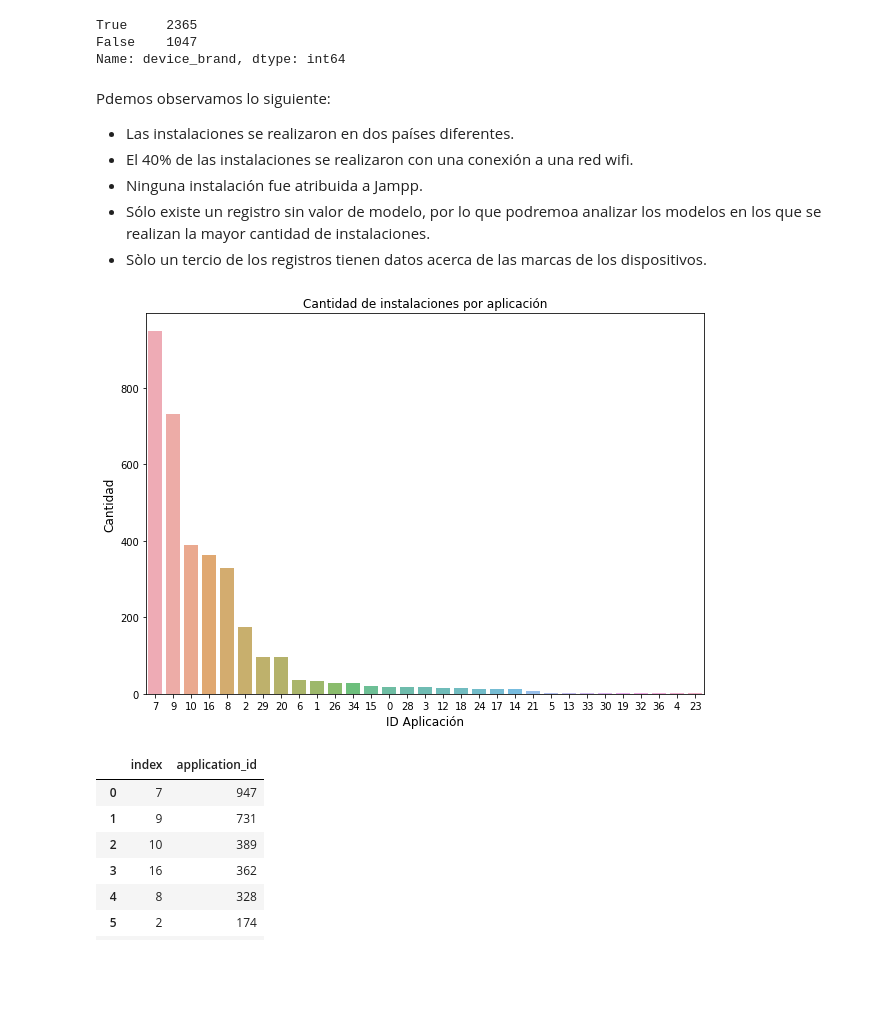
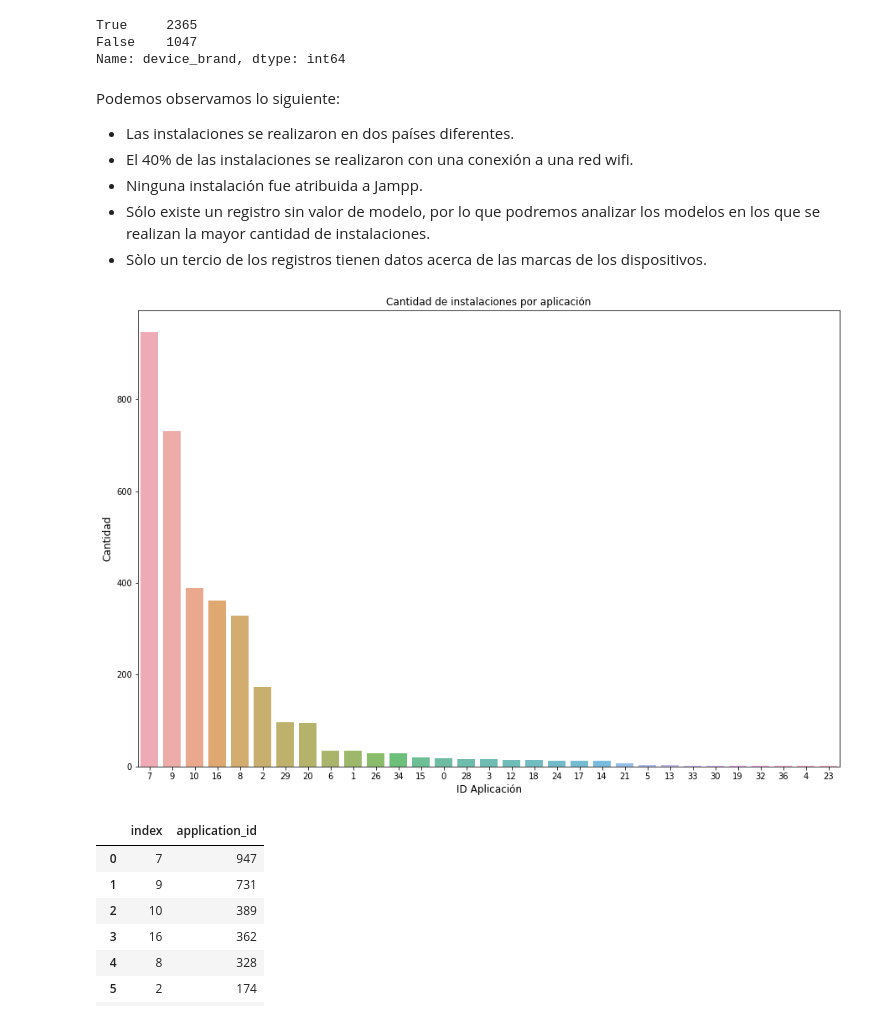
Before and after one commit to yanetrodriguez25/TpJampp, a Jupyter notebook: Tp1.ipynb, the cells around one changed output. Cells and saved outputs as stored; diff of their text form; code cells hidden in the pictures; blank space fills up the shorter version.

```diff
--- a/Tp1.ipynb
+++ b/Tp1.ipynb
@@ -757,7 +790,7 @@ True     2365
 False    1047
 Name: device_brand, dtype: int64
 # %% [markdown]
-Pdemos observamos lo siguiente:
+Podemos observamos lo siguiente:
 <ul>
 <li>
 Las instalaciones se realizaron en dos países diferentes.
@@ -769,7 +802,7 @@ El 40% de las instalaciones se realizaron con una conexión a una red wifi.
 Ninguna instalación fue atribuida a Jampp.
 </li>
 <li>
-Sólo existe un registro sin valor de modelo, por lo que podremoa analizar los modelos en los que se realizan la mayor cantidad de instalaciones.
+Sólo existe un registro sin valor de modelo, por lo que podremos analizar los modelos en los que se realizan la mayor cantidad de instalaciones.
 </li>
 <li>
 Sòlo un tercio de los registros tienen datos acerca de las marcas de los dispositivos.
@@ -778,16 +811,16 @@ Sòlo un tercio de los registros tienen datos acerca de las marcas de los dispos
 # %%
 #Obtenemos la cantidad de instalaciones por aplicación
 app_count  = df_installs['application_id'].value_counts(sort=True).reset_index().sort_values(['application_id'],ascending=False)
 
-plt.figure(figsize=(10,7))
+plt.figure(figsize=(15,10))
 ax = sns.barplot(app_count.index, app_count.application_id, alpha=0.8)
 ax.set_xticklabels(app_count['index'])
 plt.title('Cantidad de instalaciones por aplicación')
 plt.ylabel('Cantidad', fontsize=12)
 plt.xlabel('ID Aplicación', fontsize=12)
 plt.show()
 # %% [output]
-[figure, old version]
+[figure, new version]
 # %%
 app_count
 # %% [output]
```
Also changed, not shown: parts of 48 cells of this notebook.
